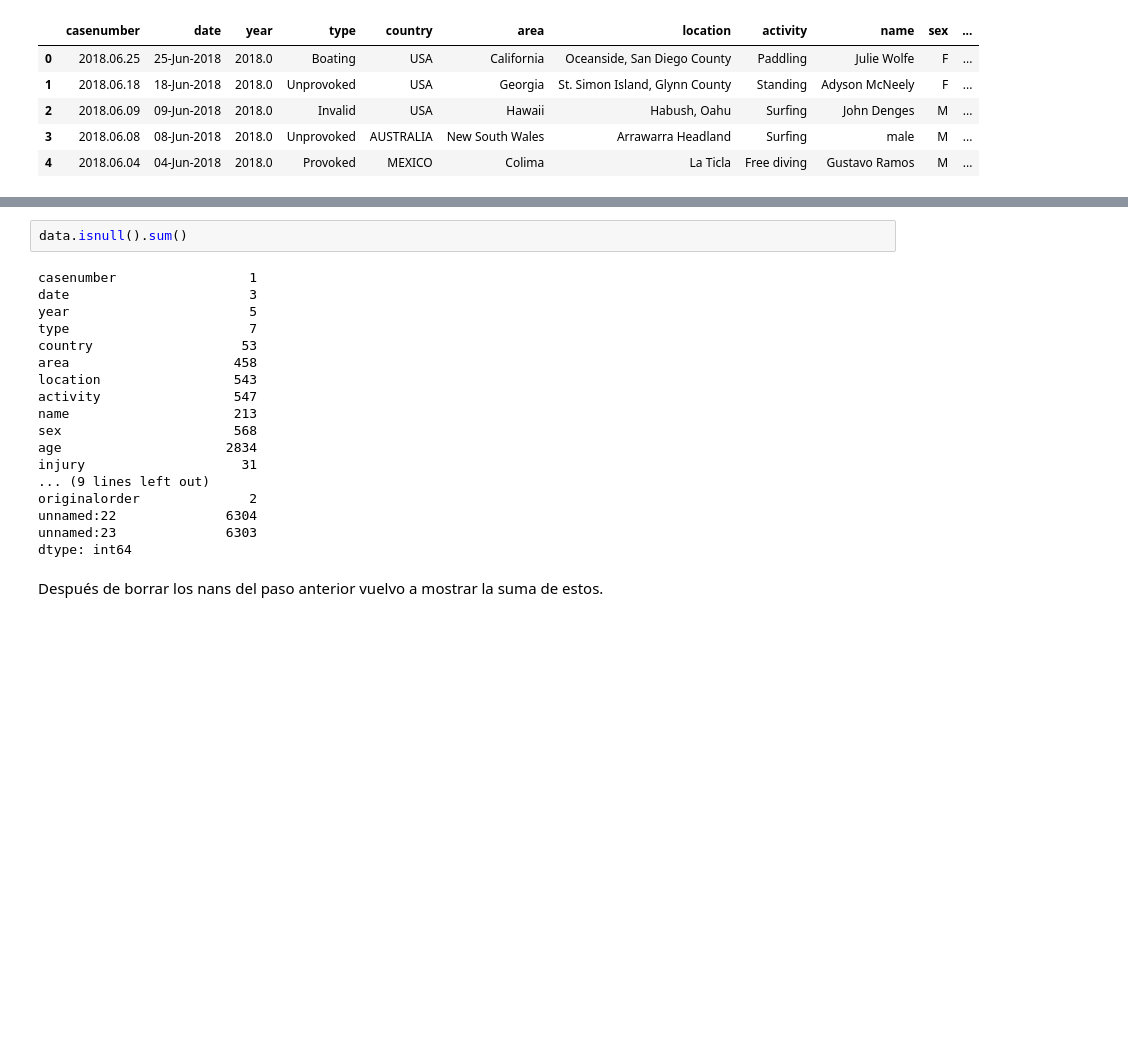
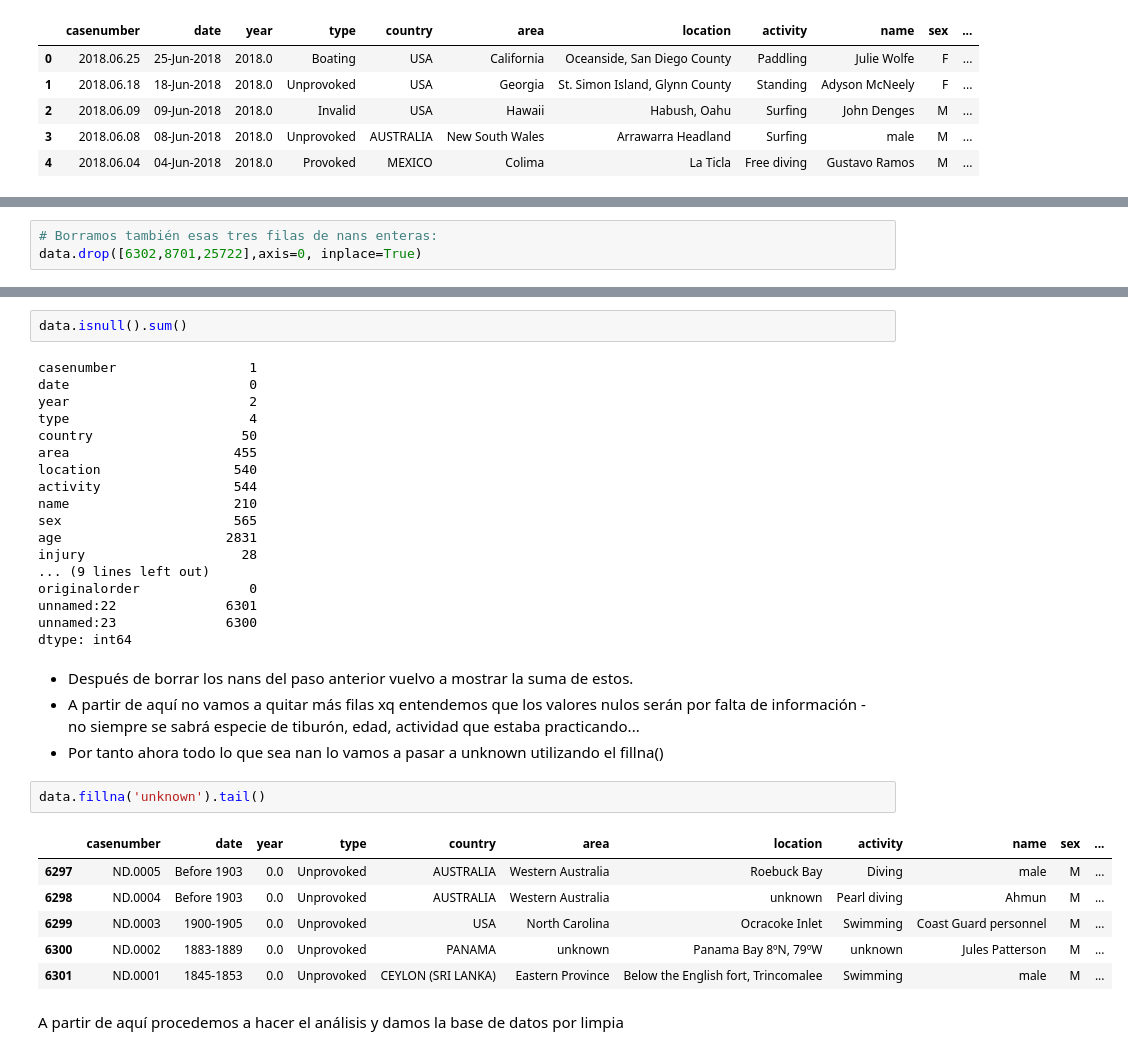
Before and after one commit to Jacobomb/PandasProjectJMB, a Jupyter notebook: notebooks/clean.ipynb, the cells around one changed output, grey strips where cells are left out. Cells and saved outputs as stored; diff of their text form; blank space fills up the shorter version.

Commit message:
Damos el database por limpio

```diff
--- a/notebooks/clean.ipynb
+++ b/notebooks/clean.ipynb
@@ -211,0 +227,3 @@ data.head()
+# %%
+# Borramos también esas tres filas de nans enteras:
+data.drop([6302,8701,25722],axis=0, inplace=True)
@@ -213,21 +235,34 @@ data.head()
 data.isnull().sum()
 # %% [output]
 casenumber                 1
-date                       3
-year                       5
-type                       7
-country                   53
-area                     458
-location                 543
-activity                 547
-name                     213
-sex                      568
-age                     2834
-injury                    31
+date                       0
+year                       2
+type                       4
+country                   50
+area                     455
+location                 540
+activity                 544
+name                     210
+sex                      565
+age                     2831
+injury                    28
 ... (9 lines left out)
-originalorder              2
-unnamed:22              6304
-unnamed:23              6303
+originalorder              0
+unnamed:22              6301
+unnamed:23              6300
 dtype: int64
 # %% [markdown]
-Después de borrar los nans del paso anterior vuelvo a mostrar la suma de estos.
+* Después de borrar los nans del paso anterior vuelvo a mostrar la suma de estos.
+* A partir de aquí no vamos a quitar más filas xq entendemos que los valores nulos serán por falta de información - no siempre se sabrá especie de tiburón, edad, actividad que estaba practicando...
+* Por tanto ahora todo lo que sea nan lo vamos a pasar a unknown utilizando el fillna()
+# %%
+data.fillna('unknown').tail()
+# %% [output]
+|  | casenumber | date | year | type | country | area | location | activity | name | sex | ... |
+| 6297 | ND.0005 | Before 1903 | 0.0 | Unprovoked | AUSTRALIA | Western Australia | Roebuck Bay | Diving | male | M | ... |
+| 6298 | ND.0004 | Before 1903 | 0.0 | Unprovoked | AUSTRALIA | Western Australia | unknown | Pearl diving | Ahmun | M | ... |
+| 6299 | ND.0003 | 1900-1905 | 0.0 | Unprovoked | USA | North Carolina | Ocracoke Inlet | Swimming | Coast Guard personnel | M | ... |
+| 6300 | ND.0002 | 1883-1889 | 0.0 | Unprovoked | PANAMA | unknown | Panama Bay 8ºN, 79ºW | unknown | Jules Patterson | M | ... |
+| 6301 | ND.0001 | 1845-1853 | 0.0 | Unprovoked | CEYLON (SRI LANKA) | Eastern Province | Below the English fort, Trincomalee | Swimming | male | M | ... |
+# %% [markdown]
+A partir de aquí procedemos a hacer el análisis y damos la base de datos por limpia
```
Also changed, not shown: parts of 2 cells of this notebook.
